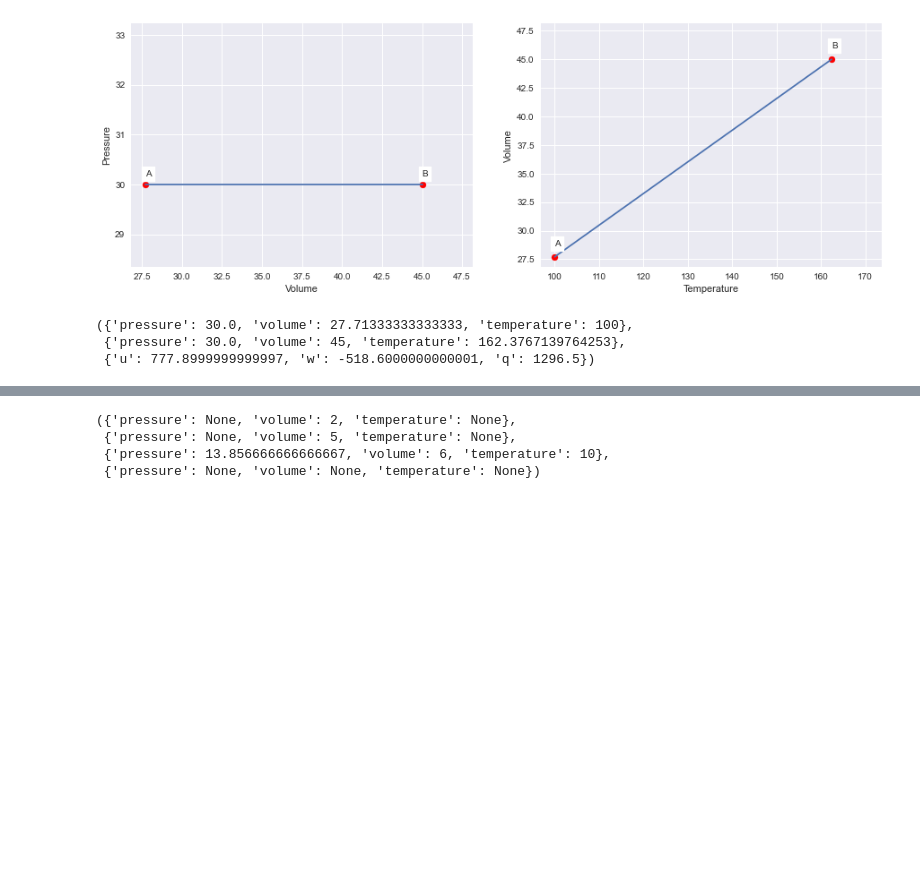
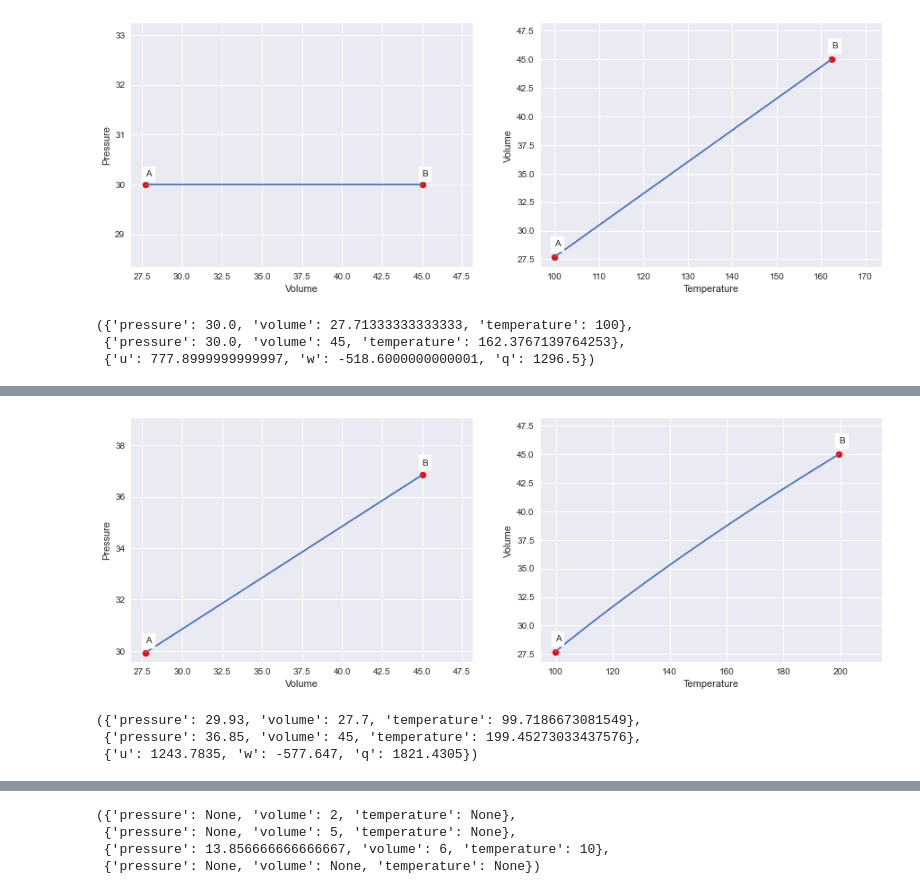
Before and after one commit to dvishal485/heat-engine, a Jupyter notebook: heat_engine.ipynb, the cells around one changed output, grey strips where cells are left out. Cells and saved outputs as stored; diff of their text form; code cells hidden in the pictures; blank space fills up the shorter version.

```diff
--- a/heat_engine.ipynb
+++ b/heat_engine.ipynb
@@ -97,3 +151,16 @@ a.__dict__,b.__dict__,x.stats()
+# %%
+# P = 0.40 (V) + 18.85
+a = StateVariable(volume=27.7)
+b = StateVariable(volume=45)
+x = TherodynamicProcess.DefineRulePV(lambda v: (0.4*v + 18.85))
+pvt = x.coordinates(a,b)
+TherodynamicProcess.plot(pvt)
+a.__dict__,b.__dict__,x.stats(a,b)
+# %% [output]
+[figure, added]
+({'pressure': 29.93, 'volume': 27.7, 'temperature': 99.7186673081549},
+ {'pressure': 36.85, 'volume': 45, 'temperature': 199.45273033437576},
+ {'u': 1243.7835, 'w': -577.647, 'q': 1821.4305})
 # %% [markdown]
 ## Carnot's Engine
 Carnot engine is a theoretical thermodynamic cycle proposed by Leonard Carnot. It estimates the maximum possible efficiency that a heat engine during the conversion process of heat into work and, conversely, working between two reservoirs can possess.
```
Also changed, not shown: parts of 7 cells of this notebook.
